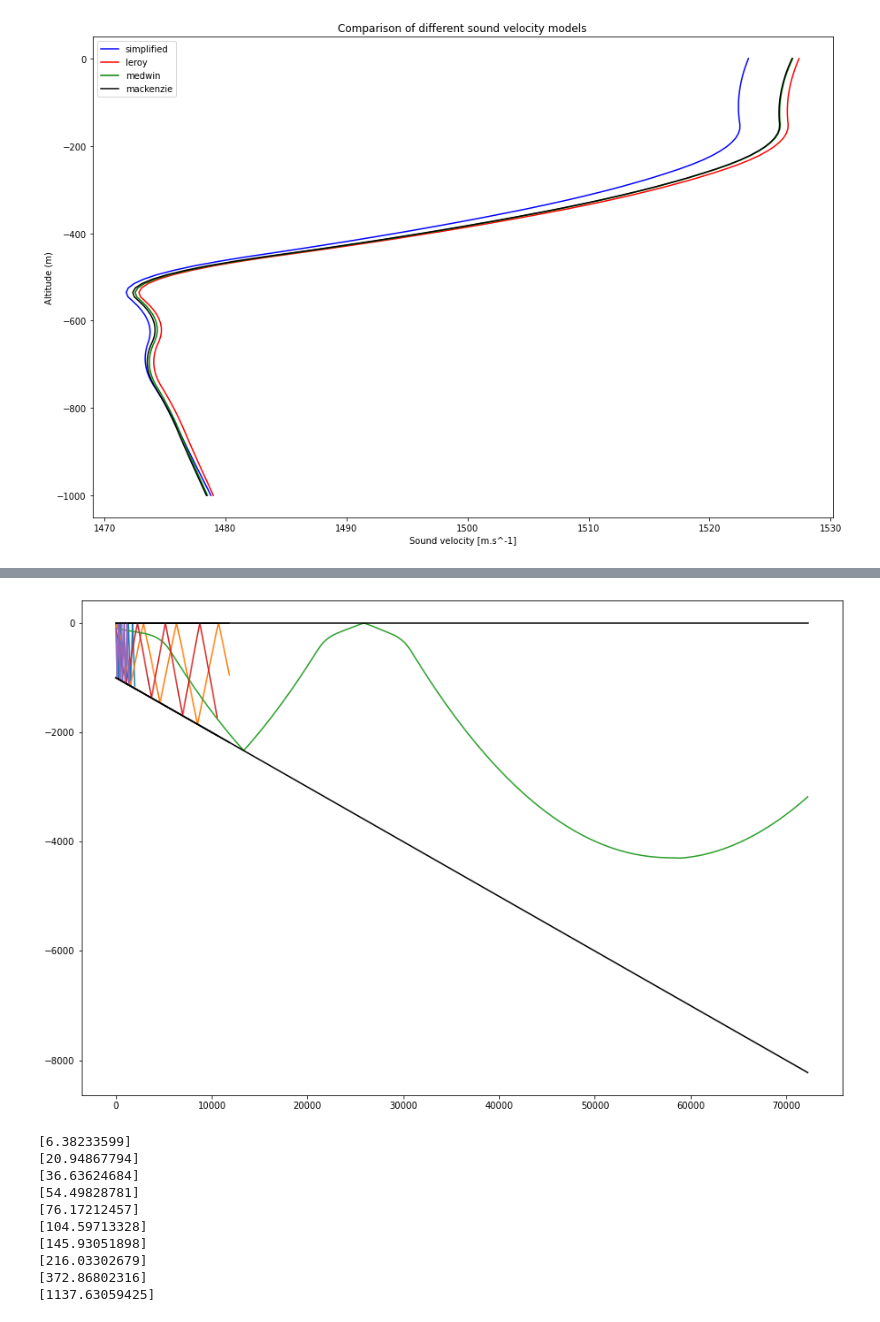
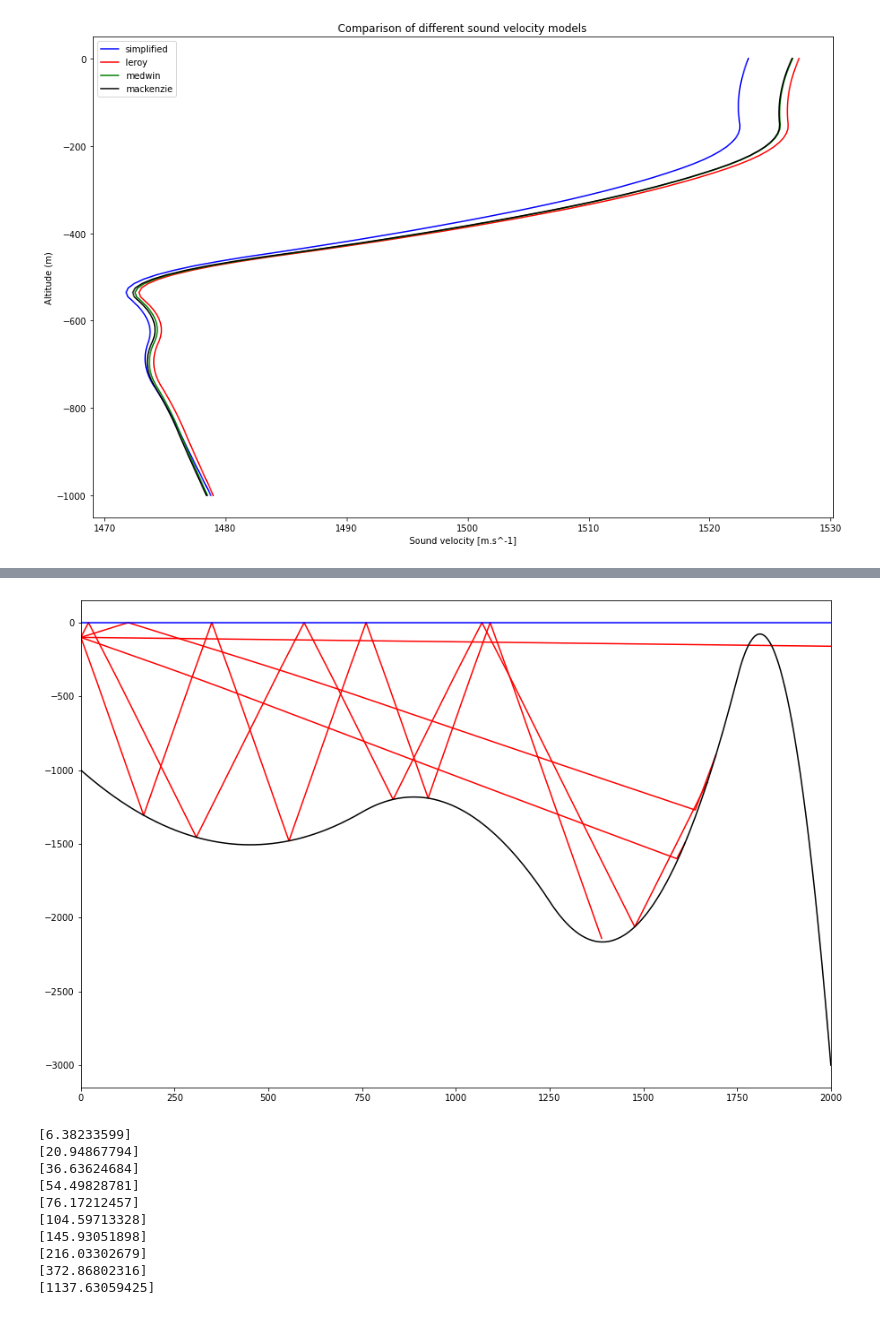
Before and after one commit to ahernot/data2021-bruits-mer, a Jupyter notebook: sound_propagation.ipynb, the cells around one changed output, grey strips where cells are left out. Drawn from its saved outputs; the diff is of its cells as text; code cells hidden in the pictures.

```diff
--- a/sound_propagation.ipynb
+++ b/sound_propagation.ipynb
@@ -188,0 +108,8 @@ plt.show()
+# %%
+plt.figure(figsize=(50, 10))
+X = np.linspace(0, 6000, 2000)
+plt.plot(X, calc_ground_z(X))
+plt.scatter(ground_profile[0], ground_profile[1])
+plt.ylim(top=0)
+plt.xlim((X[0], X[-1]))
+plt.show()
@@ -209,7 +140,7 @@ colors = list(mcolors.TABLEAU_COLORS.keys())
 # %%
 from scipy.optimize import fsolve
 
-def sound_curve (n_steps, step_z, x0, z0, theta_0):
+def sound_curve (n_steps, step_z, x0, z0, theta_0, limit_top_val, limit_bottom_func):
     # Initialise differential solver parameters
     c0      = calc_c(0)
     mult   = -1 * np.power(c0 / np.sin(theta_0), 2)  # differential equation multiplier
@@ -229,55 +160,61 @@ def sound_curve (n_steps, step_z, x0, z0, theta_0):
 
         x_new = x + dx
         z_new = z + dz
-        if z_new > LIMIT_TOP:
-            z_new = LIMIT_TOP
-            x_new = x + (LIMIT_TOP - z) / dx_z
+        if z_new > limit_top_val:
+            z_new = limit_top_val
+            x_new = x + (limit_top_val - z) / dx_z
             dx_z *= -1
 
-        elif z_new < LIMIT_BOTTOM(x_new):
-            def g(x1): return LIMIT_BOTTOM(x) - dx_z * (x1 - x) - z
+        elif z_new < limit_bottom_func(x_new):
+            def g(x1): return limit_bottom_func(x) - dx_z * (x1 - x) - z
             x_new = float(fsolve(g, x0=x))
-            z_new = LIMIT_BOTTOM(x_new)
+            z_new = limit_bottom_func(x_new)
             dx_z *= -1  # assuming horizontal reflection
 
         X = np.concatenate((X, np.array([x_new, ])), axis=0)
         Z = np.concatenate((Z, np.array([z_new, ])), axis=0)
 
         # Calculate new point's properties
         c = calc_c(z)
         g = calc_dz_c(z)
 
         dxdx_z = mult * g / np.power(c, 3)
         dx_z  += dxdx_z * dx
 
     return np.array(X), np.array(Z)
 
 
 
 LIMIT_TOP = 0  # in m
-def LIMIT_BOTTOM (x):
-    return -0.1 * x - 1000
-    return np.ones_like(x) * -1000
+# def LIMIT_BOTTOM (x): return -0.1 * x - 1000 # return np.ones_like(x) * -1000
+LIMIT_BOTTOM = calc_ground_z
 
 n_steps = 1000
 step_z = 10
 
 # Initial conditions
 x0      = 0
 z0      = -100
 theta_0 = 3.14/2 -0.1  #in radians
 
 
 plt.figure(figsize=(15, 10))
 for theta_0 in np.linspace(0.2, 3, 5):
-    X, Z = sound_curve(n_steps, step_z, x0, z0, theta_0)
-    plt.plot(X, Z)
-    plt.plot((X[0], X[-1]), (0, 0), c='black')
-    plt.plot(X, LIMIT_BOTTOM(X), c='black')
+    X, Z = sound_curve(n_steps, step_z, x0, z0, theta_0, LIMIT_TOP, LIMIT_BOTTOM)
+    plt.plot(X, Z, c='red')
+    # plt.plot((X[0], X[-1]), (0, 0), c='black')
+    # plt.plot(X, LIMIT_BOTTOM(X), c='black')
+
+
+x_lim = (0, 2000)
+plt.plot(x_lim, (0, 0), c='blue')
+x_linspace = np.linspace(x_lim[0], x_lim[1], 1000)
+plt.plot(x_linspace, LIMIT_BOTTOM(x_linspace), c='black')
+plt.xlim(x_lim)
 
 plt.show()
 # %% [output]
-[figure, old version]
+[figure, new version]
 # %%
 def GROUND_HEIGHT_2D (x: np.ndarray):
     """
```
Also changed, not shown: parts of 6 cells of this notebook.
